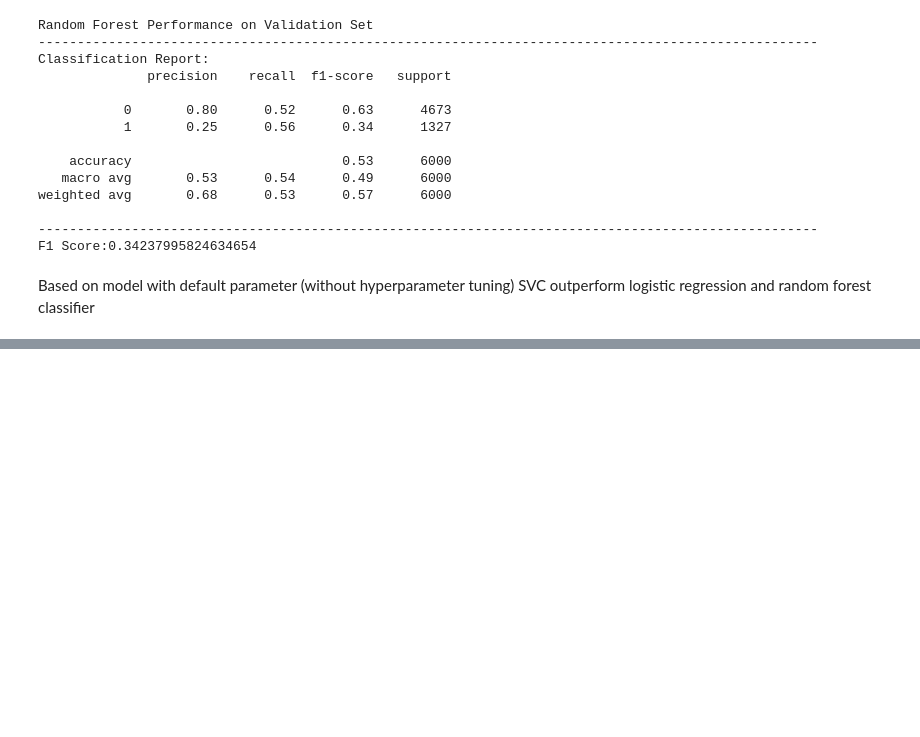
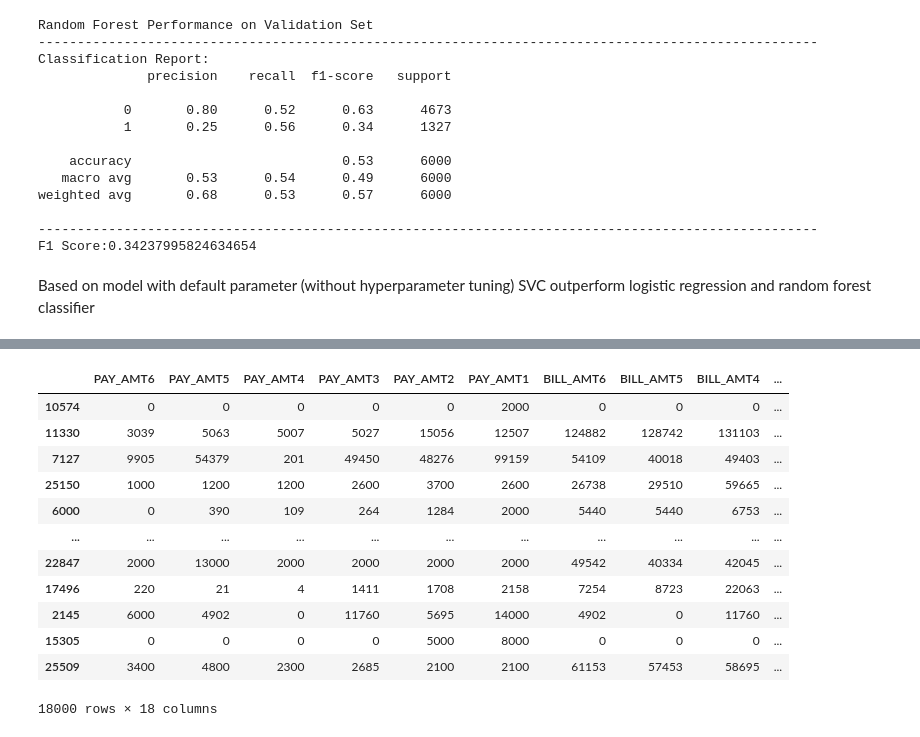
Before and after one commit to ihsannurfaqih/Credit-Card-Default-Prediction, a Jupyter notebook: notebook/notebook.ipynb, the cells around one changed output, grey strips where cells are left out. Cells and saved outputs as stored; diff of their text form; code cells hidden in the pictures; blank space fills up the shorter version.

Commit message:
finalize project

```diff
--- a/notebook/notebook.ipynb
+++ b/notebook/notebook.ipynb
@@ -335,0 +838,21 @@ Based on model with default parameter (without hyperparameter tuning) SVC outper
+# %%
+new_features = [
+    "PAY_AMT6"
+    ,"PAY_AMT5"
+    ,"PAY_AMT4"
+    ,"PAY_AMT3"
+    ,"PAY_AMT2"
+    ,"PAY_AMT1"
+    ,"BILL_AMT6"
+    ,"BILL_AMT5"
+    ,"BILL_AMT4"
+    ,"BILL_AMT3"
+    ,"BILL_AMT2"
+    ,"BILL_AMT1"
+    ,"PAY_6"
+    ,"PAY_5"
+    ,"PAY_4"
+    ,"PAY_3"
+    ,"PAY_2"
+    ,"PAY_0"
+]
@@ -335,0 +861,4 @@ Based on model with default parameter (without hyperparameter tuning) SVC outper
+# %%
+X_train_final = X_train[new_features].copy()
+X_val_final = X_val[new_features].copy()
+X_test_final = X_test[new_features].copy()
@@ -335,0 +1184,16 @@ Based on model with default parameter (without hyperparameter tuning) SVC outper
+# %%
+X_train_final
+# %% [output]
+|  | PAY_AMT6 | PAY_AMT5 | PAY_AMT4 | PAY_AMT3 | PAY_AMT2 | PAY_AMT1 | BILL_AMT6 | BILL_AMT5 | BILL_AMT4 | ... |
+| 10574 | 0 | 0 | 0 | 0 | 0 | 2000 | 0 | 0 | 0 | ... |
+| 11330 | 3039 | 5063 | 5007 | 5027 | 15056 | 12507 | 124882 | 128742 | 131103 | ... |
+| 7127 | 9905 | 54379 | 201 | 49450 | 48276 | 99159 | 54109 | 40018 | 49403 | ... |
+| 25150 | 1000 | 1200 | 1200 | 2600 | 3700 | 2600 | 26738 | 29510 | 59665 | ... |
+| 6000 | 0 | 390 | 109 | 264 | 1284 | 2000 | 5440 | 5440 | 6753 | ... |
+| ... | ... | ... | ... | ... | ... | ... | ... | ... | ... | ... |
+| 22847 | 2000 | 13000 | 2000 | 2000 | 2000 | 2000 | 49542 | 40334 | 42045 | ... |
+| 17496 | 220 | 21 | 4 | 1411 | 1708 | 2158 | 7254 | 8723 | 22063 | ... |
+| 2145 | 6000 | 4902 | 0 | 11760 | 5695 | 14000 | 4902 | 0 | 11760 | ... |
+| 15305 | 0 | 0 | 0 | 0 | 5000 | 8000 | 0 | 0 | 0 | ... |
+| 25509 | 3400 | 4800 | 2300 | 2685 | 2100 | 2100 | 61153 | 57453 | 58695 | ... |
+18000 rows × 18 columns
```
Also changed, not shown: parts of 41 cells of this notebook, 7 other files.
